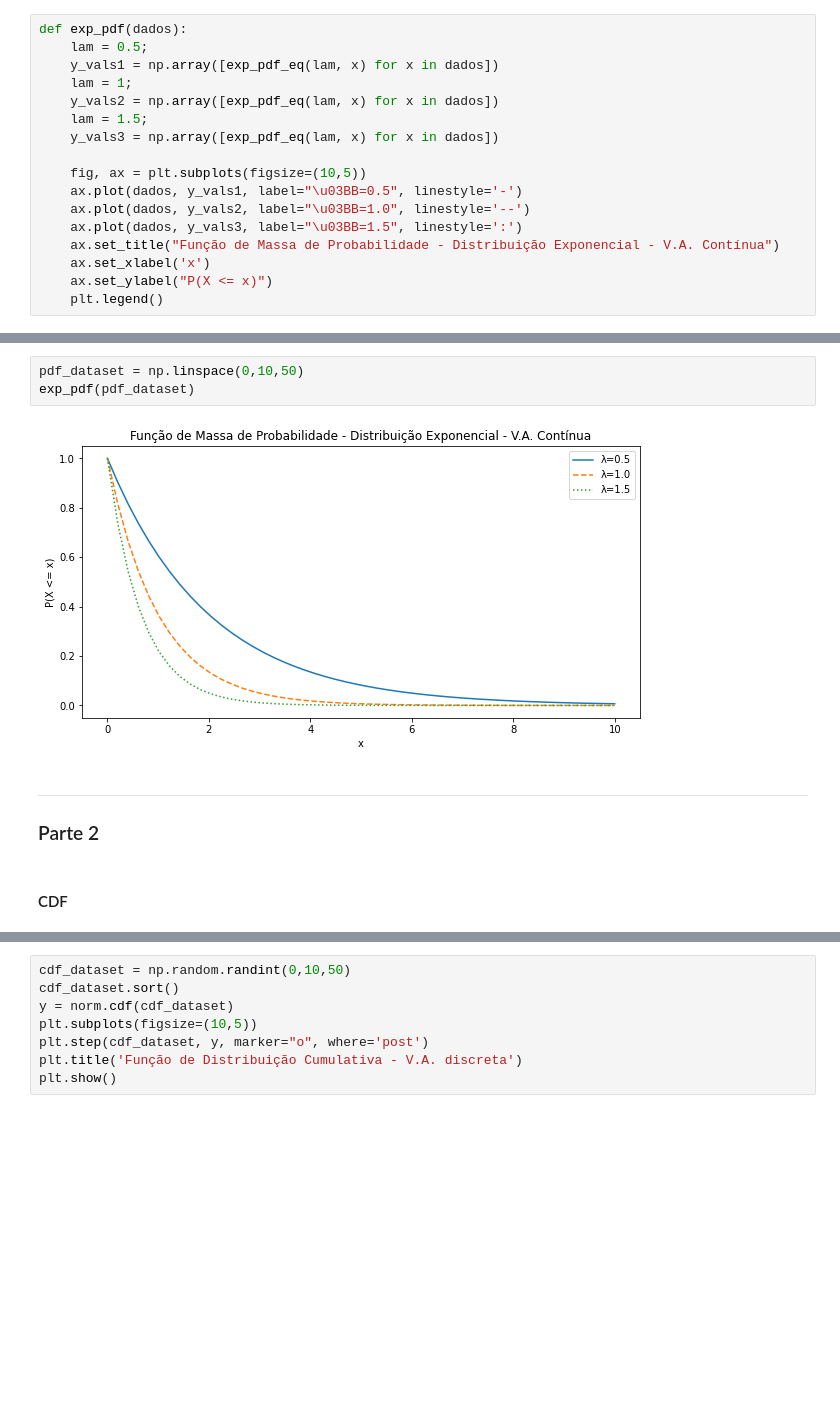
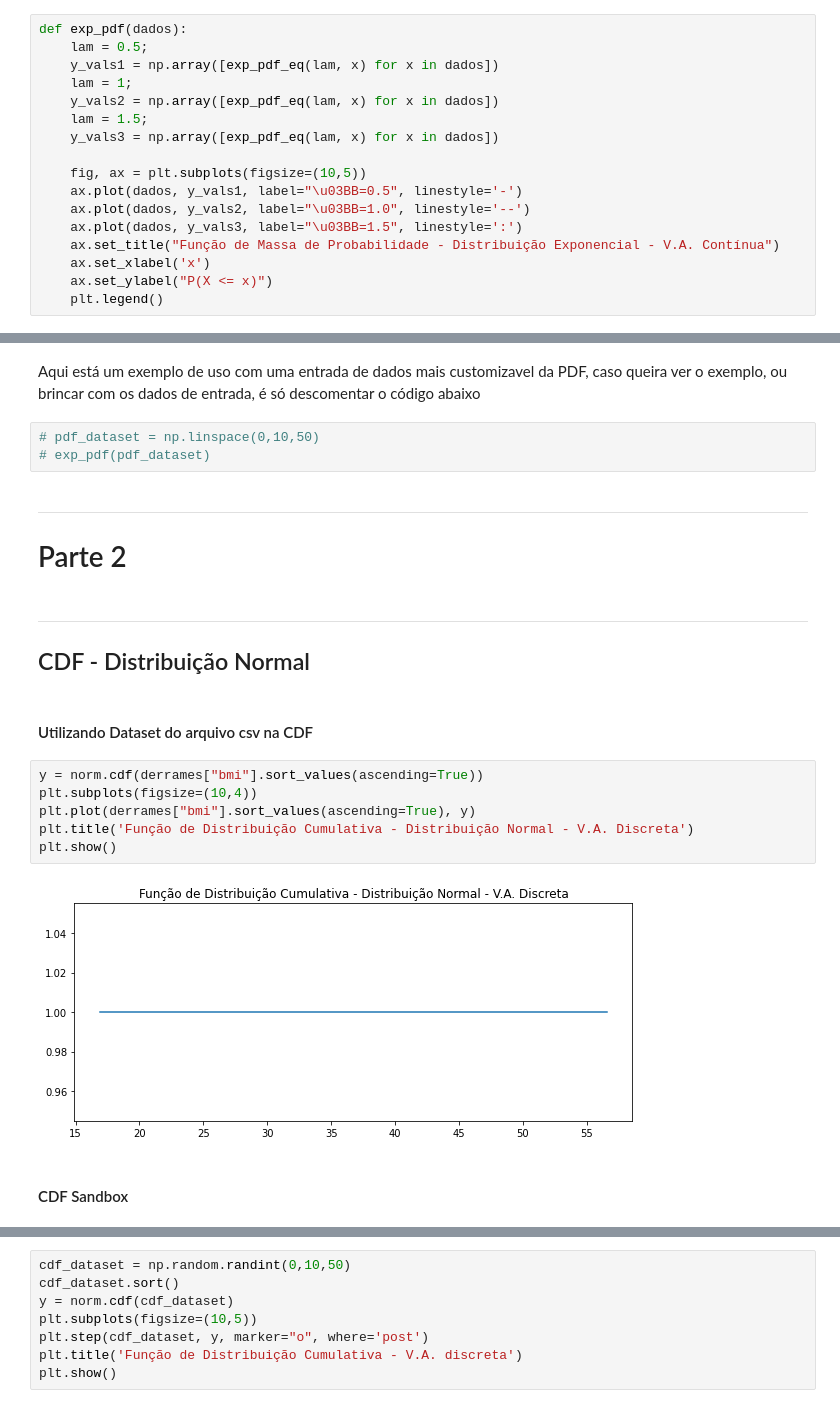
Before and after one commit to arthurgonze/ADS, a Jupyter notebook: mq_02.ipynb, the cells around one changed output, grey strips where cells are left out. Cells and saved outputs as stored; diff of their text form; blank space fills up the shorter version.

```diff
--- a/mq_02.ipynb
+++ b/mq_02.ipynb
@@ -196,10 +280,23 @@ def exp_pdf(dados):
+# %% [markdown]
+Aqui está um exemplo de uso com uma entrada de dados mais customizavel da PDF, caso queira ver o exemplo, ou brincar com os dados de entrada, é só descomentar o código abaixo
 # %%
-pdf_dataset = np.linspace(0,10,50)
-exp_pdf(pdf_dataset)
+# pdf_dataset = np.linspace(0,10,50)
+# exp_pdf(pdf_dataset)
-# %% [output]
-[figure, removed]
 # %% [markdown]
 -----------------------------------------------------------------
-### Parte 2
+# Parte 2
+# %% [markdown]
+-----------------------------------------------------------------
+## CDF - Distribuição Normal
+# %% [markdown]
+#### Utilizando Dataset do arquivo csv na CDF
+# %%
+y = norm.cdf(derrames["bmi"].sort_values(ascending=True))
+plt.subplots(figsize=(10,4))
+plt.plot(derrames["bmi"].sort_values(ascending=True), y)
+plt.title('Função de Distribuição Cumulativa - Distribuição Normal - V.A. Discreta')
+plt.show()
+# %% [output]
+[figure, added]
 # %% [markdown]
-#### CDF
+#### CDF Sandbox
```
Also changed, not shown: parts of 61 cells of this notebook.
